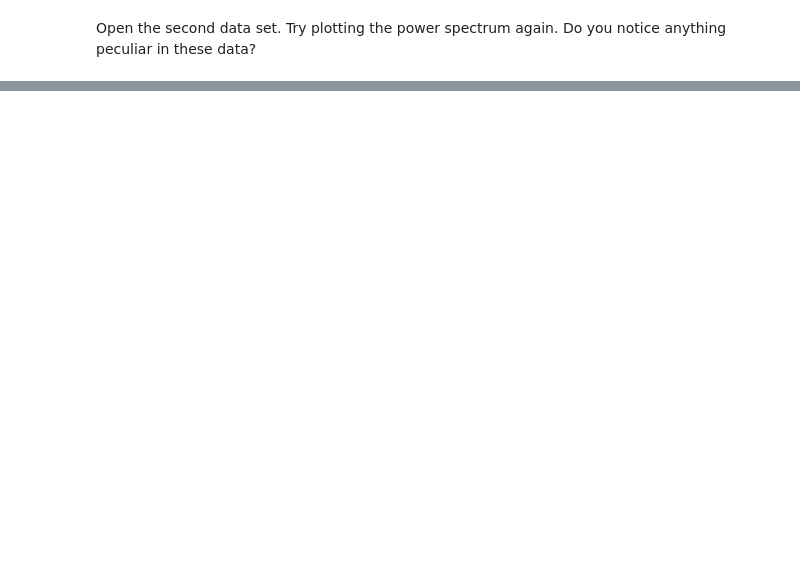
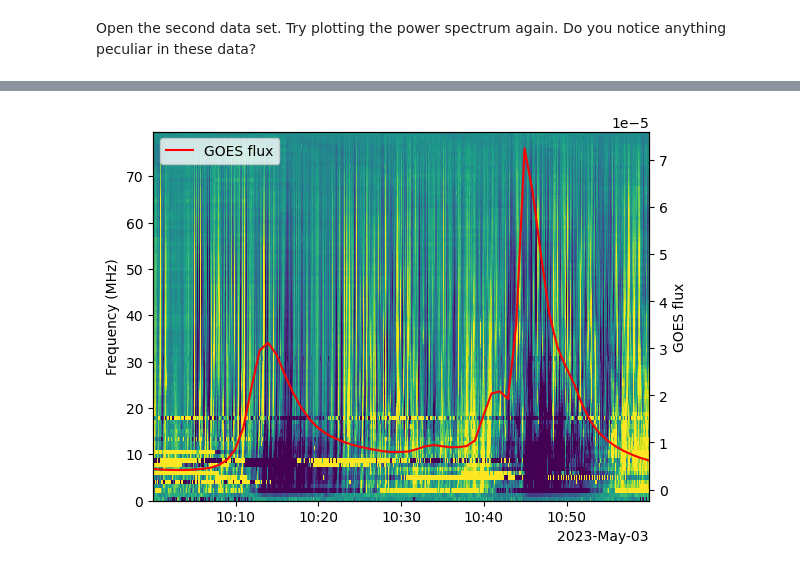
Before and after one commit to STELLAR-H2020/LofarIonoLectures, a Jupyter notebook: LOFAR Ionospheric scintillation data - Part 2.ipynb, the cells around one changed output, grey strips where cells are left out. Saved outputs shown, nothing was run; the diff lists cells and outputs as text; code cells hidden in the pictures; blank space fills up the shorter version.

```diff
--- a/LOFAR Ionospheric scintillation data - Part 2.ipynb
+++ b/LOFAR Ionospheric scintillation data - Part 2.ipynb
@@ -105,0 +172,27 @@ Overlay the GOES data on top of the LOFAR spectrogram
+# %%
+fig, ax = plt.subplots()
+ax.imshow(
+    data,
+    origin="lower",
+    interpolation="none",
+    extent=[
+        date2num(times[0].datetime),
+        date2num(times[-1].datetime),
+        freqs[0],
+        freqs[-1],
+    ],
+    aspect="auto",
+    vmin=0.9,
+    vmax=1.1,
+)
+ax.xaxis_date()
+ax.xaxis.set_major_formatter(ConciseDateFormatter(ax.xaxis.get_major_locator()))
+ax.set_ylabel("Frequency (MHz)")
+xlims = ax.get_xlim()
+ax2 = ax.twinx()
+ax2.plot(goes_time.datetime, goes_flux, color='red', label='GOES flux');
+ax2.set_xlim(xlims)
+ax2.set_ylabel("GOES flux")
+ax2.legend();
+# %% [output]
+[figure, added]
```
Also changed, not shown: parts of 39 cells of this notebook, 1 other file.
